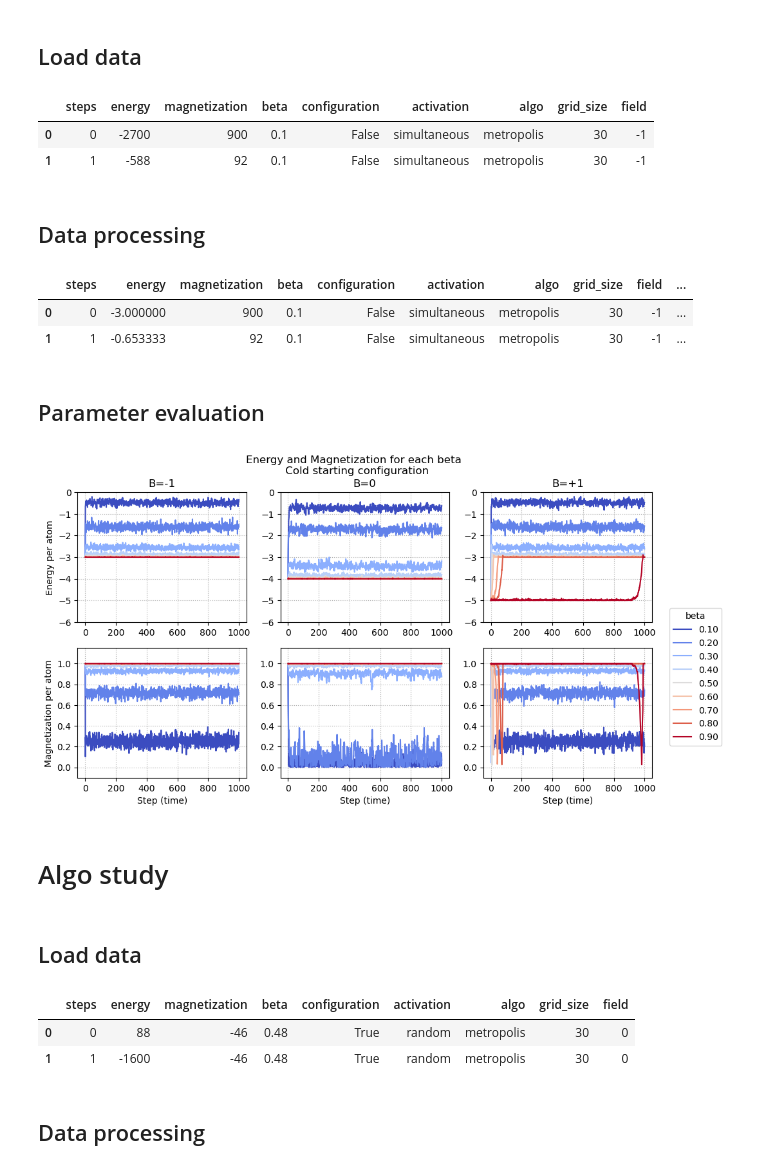
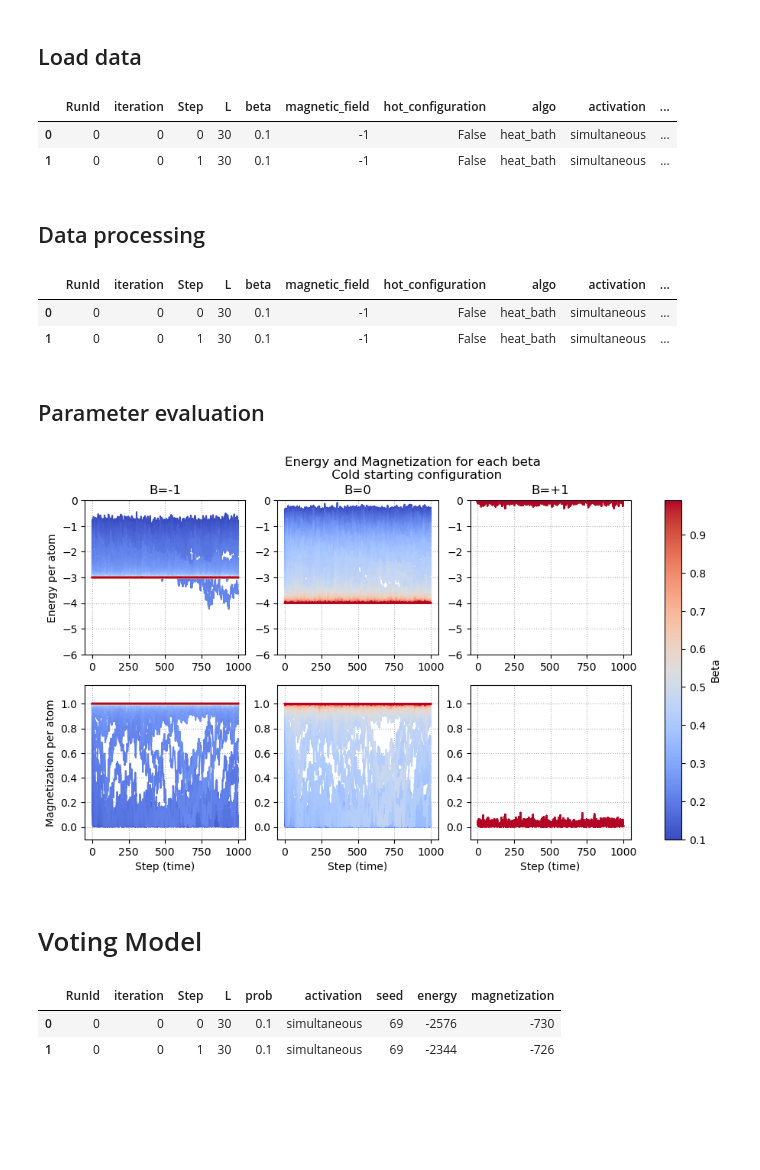
Before and after one commit to lbitsiko/ising-agent, a Jupyter notebook: parameter_evaluation.ipynb, the cells around one changed output. Drawn from its saved outputs; the diff is of its cells as text; code cells hidden in the pictures; blank space fills up the shorter version.

Commit message:
simple voting model added for comparison, batch run for simple voting model, parameter evaluation notebook updated

```diff
--- a/parameter_evaluation.ipynb
+++ b/parameter_evaluation.ipynb
@@ -7,12 +9,12 @@ import numpy as np
 # %% [markdown]
 ## Load data
 # %%
-df = pd.read_csv("studies/field_study.csv")
+df = pd.read_csv("studies/batch_run_field.csv")
 df.head(2)
 # %% [output]
-|  | steps | energy | magnetization | beta | configuration | activation | algo | grid_size | field |
-| 0 | 0 | -2700 | 900 | 0.1 | False | simultaneous | metropolis | 30 | -1 |
-| 1 | 1 | -588 | 92 | 0.1 | False | simultaneous | metropolis | 30 | -1 |
+|  | RunId | iteration | Step | L | beta | magnetic_field | hot_configuration | algo | activation | ... |
+| 0 | 0 | 0 | 0 | 30 | 0.1 | -1 | False | heat_bath | simultaneous | ... |
+| 1 | 0 | 0 | 1 | 30 | 0.1 | -1 | False | heat_bath | simultaneous | ... |
 # %% [markdown]
 ## Data processing
 # %%
@@ -21,9 +23,9 @@ df["magnetization_abs"] = df["magnetization_abs"]/(30*30) # magnetization per at
 df["energy"] = df["energy"]/(30*30) # energy per atom
 df.head(2)
 # %% [output]
-|  | steps | energy | magnetization | beta | configuration | activation | algo | grid_size | field | ... |
-| 0 | 0 | -3.000000 | 900 | 0.1 | False | simultaneous | metropolis | 30 | -1 | ... |
-| 1 | 1 | -0.653333 | 92 | 0.1 | False | simultaneous | metropolis | 30 | -1 | ... |
+|  | RunId | iteration | Step | L | beta | magnetic_field | hot_configuration | algo | activation | ... |
+| 0 | 0 | 0 | 0 | 30 | 0.1 | -1 | False | heat_bath | simultaneous | ... |
+| 1 | 0 | 0 | 1 | 30 | 0.1 | -1 | False | heat_bath | simultaneous | ... |
 # %% [markdown]
 ## Parameter evaluation
 # %%
@@ -32,80 +34,79 @@ betas = sorted(set(df.beta.value_counts().index))
 normalize = plt.Normalize(min(betas), max(betas))
 colormap = plt.cm.coolwarm
 colors = colormap(normalize(betas))
+# %%
+# color scale
+sm = cm.ScalarMappable(cmap=colormap, norm=normalize)
+sm.set_array([])
 # %%
 fig, axs = plt.subplots(nrows=2, ncols=3, figsize=(1.8*6.4, 1.2*4.8))
 
 for beta, color in zip(betas, colors): # one line per temperature
+
+    sm.to_rgba(beta)
+
     df_plot = df[df["beta"] == beta]
-    df_plot = df_plot[df_plot["configuration"]== False] # filter cold starting states
 
     # sort accroding to simulation step (time)
-    df_plot_0 = df_plot[df_plot["field"] == 0]
-    df_plot_0 = df_plot_0.sort_values(by="steps", ascending=True)
+    df_plot_0 = df_plot[df_plot["magnetic_field"] == 0]
+    df_plot_0 = df_plot_0.sort_values(by="Step", ascending=True)
 
-    df_plot_1 = df_plot[df_plot["field"] == 1]
-    df_plot_1 = df_plot_1.sort_values(by="steps", ascending=True)
+    df_plot_1 = df_plot[df_plot["magnetic_field"] == 1]
+    df_plot_1 = df_plot_1.sort_values(by="Step", ascending=True)
 
-    df_plot_m1 = df_plot[df_plot["field"] == -1]
-    df_plot_m1 = df_plot_m1.sort_values(by="steps", ascending=True)
+    df_plot_m1 = df_plot[df_plot["magnetic_field"] == -1]
+    df_plot_m1 = df_plot_m1.sort_values(by="Step", ascending=True)
 
-    axs[0][0].plot(df_plot_m1["steps"], df_plot_m1["energy"], label=f'{beta:.2f}', color=color)
-    axs[0][1].plot(df_plot_0["steps"], df_plot_0["energy"], label=f'{beta:.2f}', color=color)
-    axs[0][2].plot(df_plot_1["steps"], df_plot_1["energy"], label=f'{beta:.2f}', color=color)
+    axs[0][0].plot(df_plot_m1["Step"], df_plot_m1["energy"], label=f'{beta:.2f}', color=color)
+    axs[0][1].plot(df_plot_0["Step"], df_plot_0["energy"], label=f'{beta:.2f}', color=color)
+    axs[0][2].plot(df_plot_1["Step"], df_plot_1["energy"], label=f'{beta:.2f}', color=color)
 
-    axs[1][0].plot(df_plot_m1["steps"], df_plot_m1["magnetization_abs"], label=f'{beta:.2f}', color=color)
-    axs[1][1].plot(df_plot_0["steps"], df_plot_0["magnetization_abs"], label=f'{beta:.2f}', color=color)
-    axs[1][2].plot(df_plot_1["steps"], df_plot_1["magnetization_abs"], label=f'{beta:.2f}', color=color)
+    axs[1][0].plot(df_plot_m1["Step"], df_plot_m1["magnetization_abs"], label=f'{beta:.2f}', color=color)
+    axs[1][1].plot(df_plot_0["Step"], df_plot_0["magnetization_abs"], label=f'{beta:.2f}', color=color)
+    axs[1][2].plot(df_plot_1["Step"], df_plot_1["magnetization_abs"], label=f'{beta:.2f}', color=color)
 
-# ax1.legend()
+
+fig.colorbar(sm, ax=axs.ravel().tolist(), orientation='vertical', label='Beta')
 
 fig.suptitle("Energy and Magnetization for each beta \n Cold starting configuration")
-
-handles, labels = axs[0][1].get_legend_handles_labels()
-fig.legend(handles, labels, loc='upper right', bbox_to_anchor=(1.0, 0.58), title="beta")
-
 
 axs[0][0].set_ylabel("Energy per atom")
 axs[1][0].set_ylabel("Magnetization per atom")
 
 axs[1][0].set_xlabel("Step (time)")
 axs[1][1].set_xlabel("Step (time)")
 axs[1][2].set_xlabel("Step (time)")
 
 axs[0][0].grid(ls=':')
 axs[0][1].grid(ls=':')
 axs[0][2].grid(ls=':')
 
 axs[1][0].grid(ls=':')
 axs[1][1].grid(ls=':')
 axs[1][2].grid(ls=':')
 
 axs[0][0].set_title(f"B=-1")
 axs[0][1].set_title(f"B=0")
 axs[0][2].set_title(f"B=+1")
 
 for ax in axs[0]:
     ax.set_ylim(-6, 0.0)
 
 for ax in axs[1]:
     ax.set_ylim(-0.1, 1.15)
 
 plt.show()
 # %% [output]
-[figure, old version]
+[figure, new version]
-# %% [markdown]
-# Algo study
-# %% [markdown]
-## Load data
+# %% [markdown]
+# Voting Model
 # %%
-df = pd.read_csv("studies/algo_study.csv")
+df = pd.read_csv("studies/batch_run_voting.csv")
 df.head(2)
 # %% [output]
-|  | steps | energy | magnetization | beta | configuration | activation | algo | grid_size | field |
-| 0 | 0 | 88 | -46 | 0.48 | True | random | metropolis | 30 | 0 |
-| 1 | 1 | -1600 | -46 | 0.48 | True | random | metropolis | 30 | 0 |
+|  | RunId | iteration | Step | L | prob | activation | seed | energy | magnetization |
+| 0 | 0 | 0 | 0 | 30 | 0.1 | simultaneous | 69 | -2576 | -730 |
+| 1 | 0 | 0 | 1 | 30 | 0.1 | simultaneous | 69 | -2344 | -726 |
-# %% [markdown]
-## Data processing
 # %%
 df["magnetization_abs"] = np.abs(df["magnetization"])
 df["magnetization_abs"] = df["magnetization_abs"]/(30*30) # magnetization per atom
```
Also changed, not shown: parts of 15 cells of this notebook, 8 other files.
